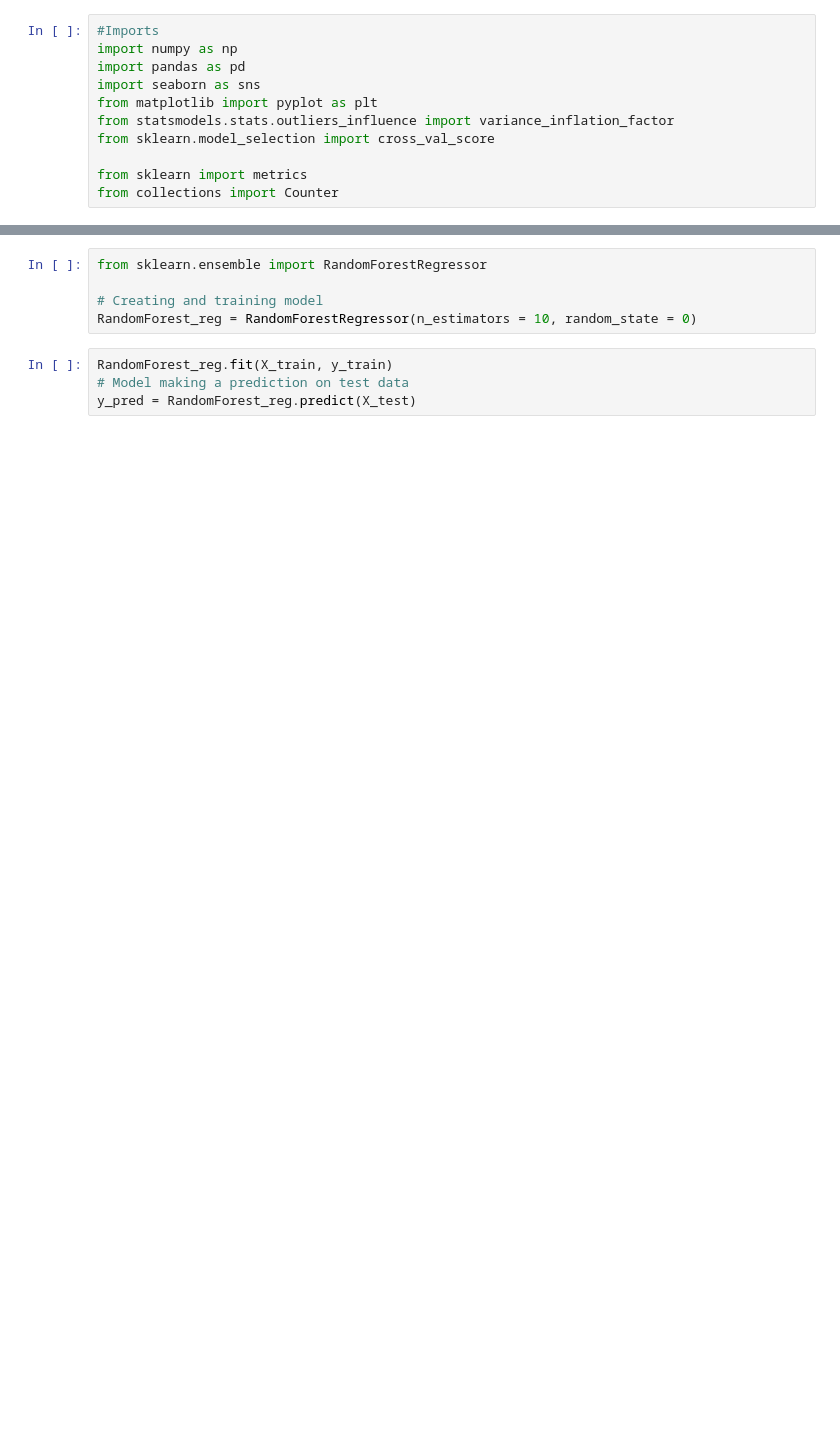
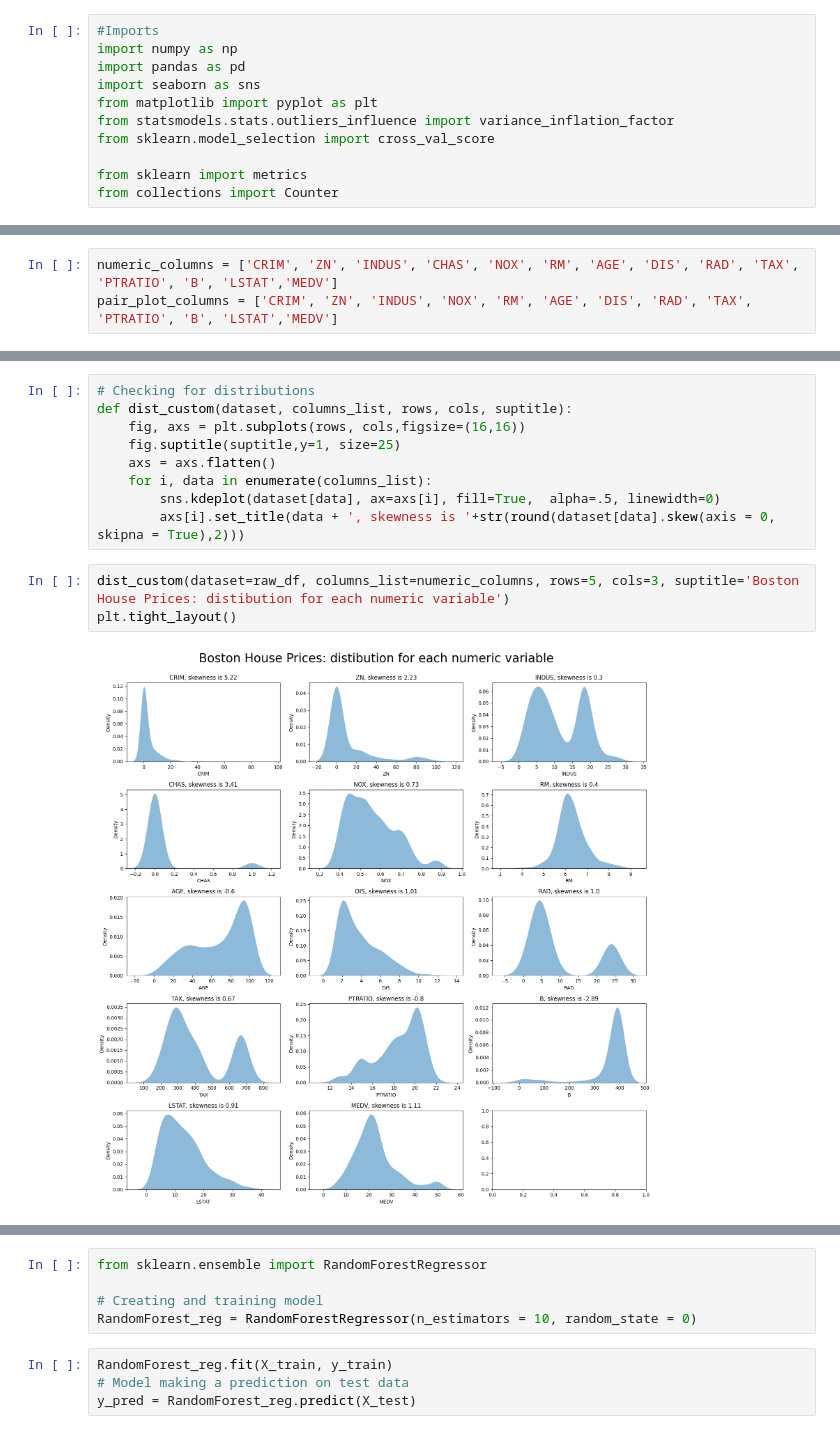
Before and after one commit to JDEQ413/mlops_project, a Jupyter notebook: base_line.ipynb, the cells around one changed output, grey strips where cells are left out. Saved outputs shown, nothing was run; the diff lists cells and outputs as text; blank space fills up the shorter version.

```diff
--- a/base_line.ipynb
+++ b/base_line.ipynb
@@ -24,0 +48,3 @@ y = raw_df.iloc[:, -1]
+# %%
+numeric_columns = ['CRIM', 'ZN', 'INDUS', 'CHAS', 'NOX', 'RM', 'AGE', 'DIS', 'RAD', 'TAX', 'PTRATIO', 'B', 'LSTAT','MEDV']
+pair_plot_columns = ['CRIM', 'ZN', 'INDUS', 'NOX', 'RM', 'AGE', 'DIS', 'RAD', 'TAX', 'PTRATIO', 'B', 'LSTAT','MEDV']
@@ -24,0 +84,14 @@ y = raw_df.iloc[:, -1]
+# %%
+# Checking for distributions
+def dist_custom(dataset, columns_list, rows, cols, suptitle):
+    fig, axs = plt.subplots(rows, cols,figsize=(16,16))
+    fig.suptitle(suptitle,y=1, size=25)
+    axs = axs.flatten()
+    for i, data in enumerate(columns_list):
+        sns.kdeplot(dataset[data], ax=axs[i], fill=True,  alpha=.5, linewidth=0)
+        axs[i].set_title(data + ', skewness is '+str(round(dataset[data].skew(axis = 0, skipna = True),2)))
+# %%
+dist_custom(dataset=raw_df, columns_list=numeric_columns, rows=5, cols=3, suptitle='Boston House Prices: distibution for each numeric variable')
+plt.tight_layout()
+# %% [output]
+[figure, added]
```
Also changed, not shown: parts of 23 cells of this notebook.
